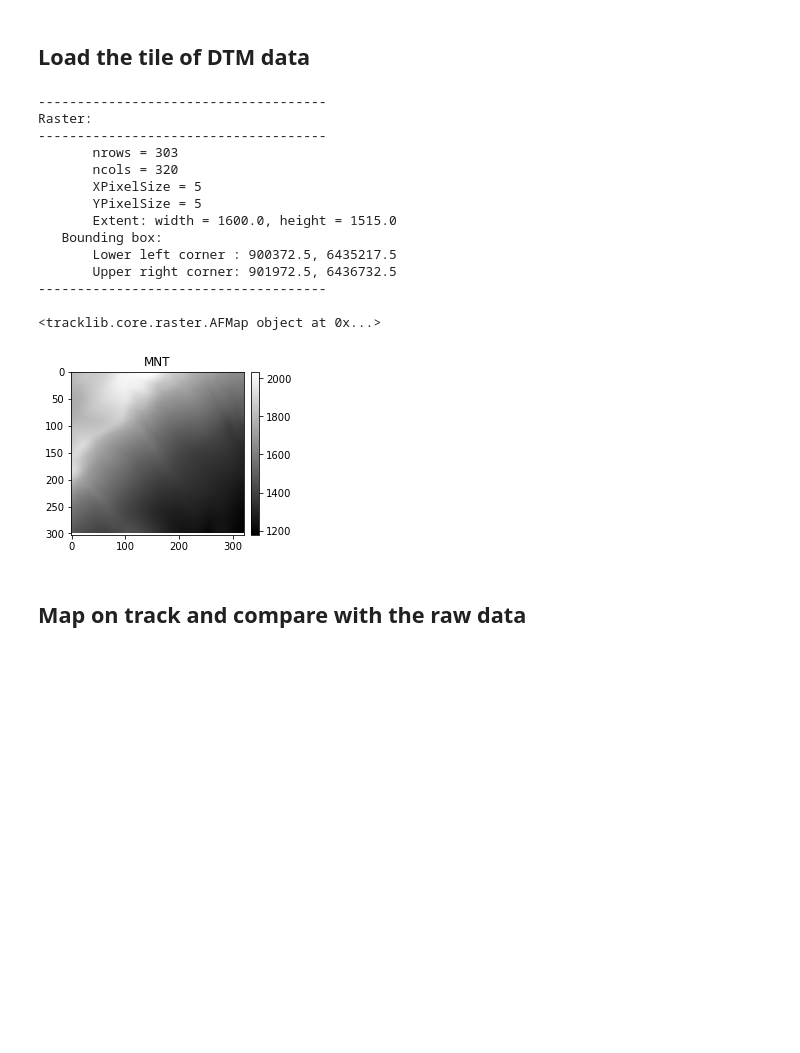
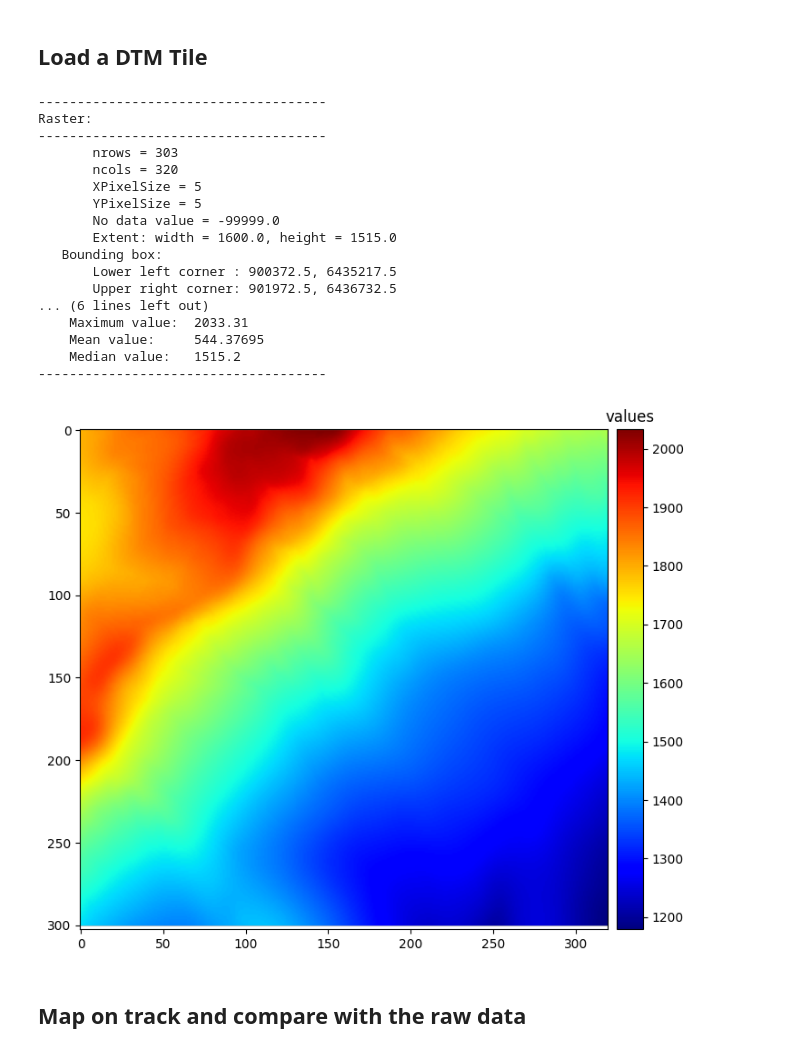
Before and after one commit to umrlastig/tracklib, a Jupyter notebook: doc/source/howto/MAP_MapOnRaster.ipynb, the cells around one changed output. Cells and saved outputs as stored; diff of their text form; code cells hidden in the pictures; blank space fills up the shorter version.

```diff
--- a/doc/source/howto/MAP_MapOnRaster.ipynb
+++ b/doc/source/howto/MAP_MapOnRaster.ipynb
@@ -48,30 +44,34 @@ Text(901895.5667177888, 6435537.8661504565, 'E')
 # %% [markdown]
-## Load the tile of DTM data
+## Load a DTM Tile
 # %%
 ascfilepath = os.path.join(resource_path, '../../../data/asc/mnt_XYZBRAVOSANSFIDOUTEST_2.asc')
+raster = tkl.RasterReader.readFromAscFile(ascfilepath, af_name='MNT', separator=" ")
 
-raster = tkl.RasterReader.readFromAscFile(ascfilepath, 'MNT')
 print (raster)
-#raster.setNoDataValue(np.nan)
-grid = raster.getAFMap(0)
-print (grid)
-grid.plotAsImage()
+
+mnt = raster.getAFMap('MNT')
+
+mnt.histogram('values')
+mnt.plot(cmap='jet')
 # %% [output]
 -------------------------------------
 Raster:
 -------------------------------------
        nrows = 303
        ncols = 320
        XPixelSize = 5
        YPixelSize = 5
+       No data value = -99999.0
        Extent: width = 1600.0, height = 1515.0
    Bounding box:
        Lower left corner : 900372.5, 6435217.5
        Upper right corner: 901972.5, 6436732.5
+... (6 lines left out)
+    Maximum value:  2033.31
+    Mean value:     544.37695
+    Median value:   1515.2
 -------------------------------------
-
-<tracklib.core.raster.AFMap object at 0x...>
-[figure, old version]
+[figure, new version]
 # %% [markdown]
 ## Map on track and compare with the raw data
 # %%
```
Also changed, not shown: parts of 9 cells of this notebook, 8 other files.
